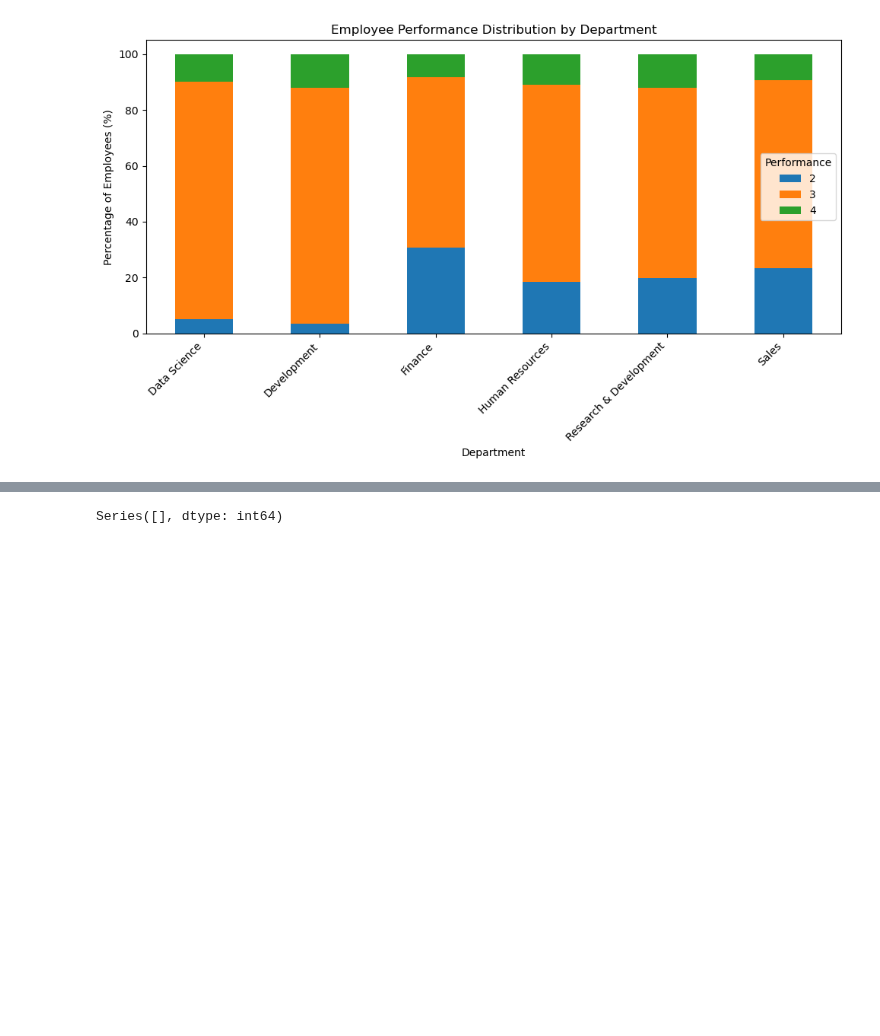
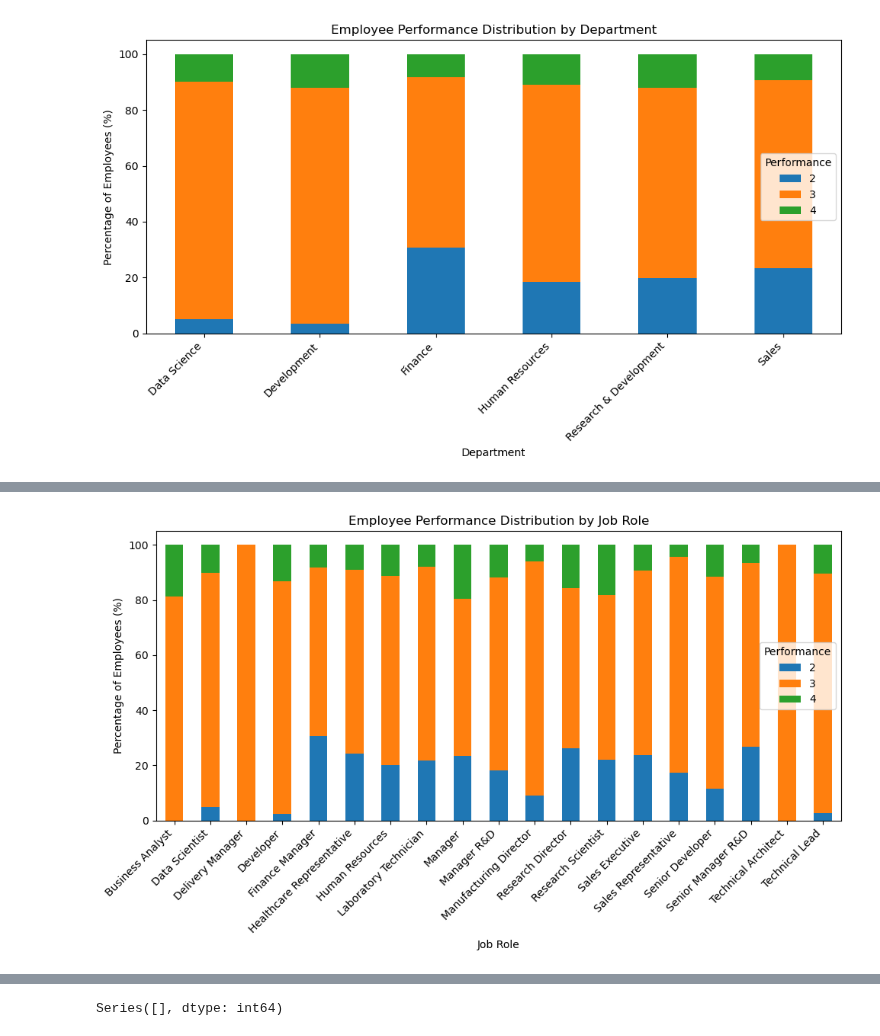
Before and after one commit to GiannaSal/employee_performance, a Jupyter notebook: src/data_processing/data_exploratory_analysis.ipynb, the cells around one changed output, grey strips where cells are left out. Cells and saved outputs as stored; diff of their text form; code cells hidden in the pictures; blank space fills up the shorter version.

```diff
--- a/src/data_processing/data_exploratory_analysis.ipynb
+++ b/src/data_processing/data_exploratory_analysis.ipynb
@@ -338,0 +489,3 @@ plt.show()
+# %%
+performance_by_jobrole = pd.crosstab(df['EmpJobRole'], df['PerformanceRating'], normalize='index')*100
+performance_by_jobrole
@@ -338,0 +511,16 @@ plt.show()
+# %%
+performance_by_jobrole.plot(
+    kind='bar',
+    stacked=True,
+    figsize=(10, 6)
+)
+
+plt.title('Employee Performance Distribution by Job Role')
+plt.xlabel('Job Role')
+plt.ylabel('Percentage of Employees (%)')
+plt.xticks(rotation=45, ha='right')
+plt.legend(title='Performance')
+plt.tight_layout()
+plt.show()
+# %% [output]
+[figure, added]
```
Also changed, not shown: parts of 41 cells of this notebook.
